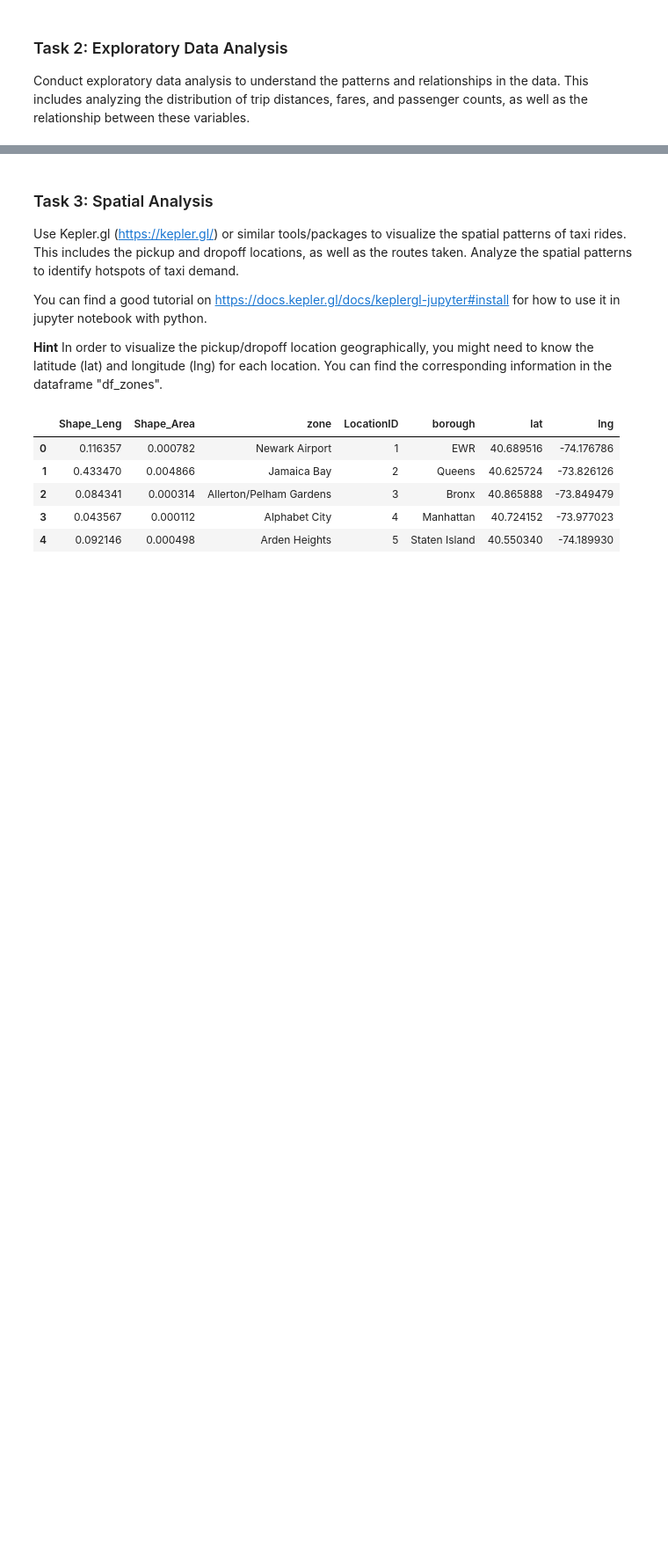
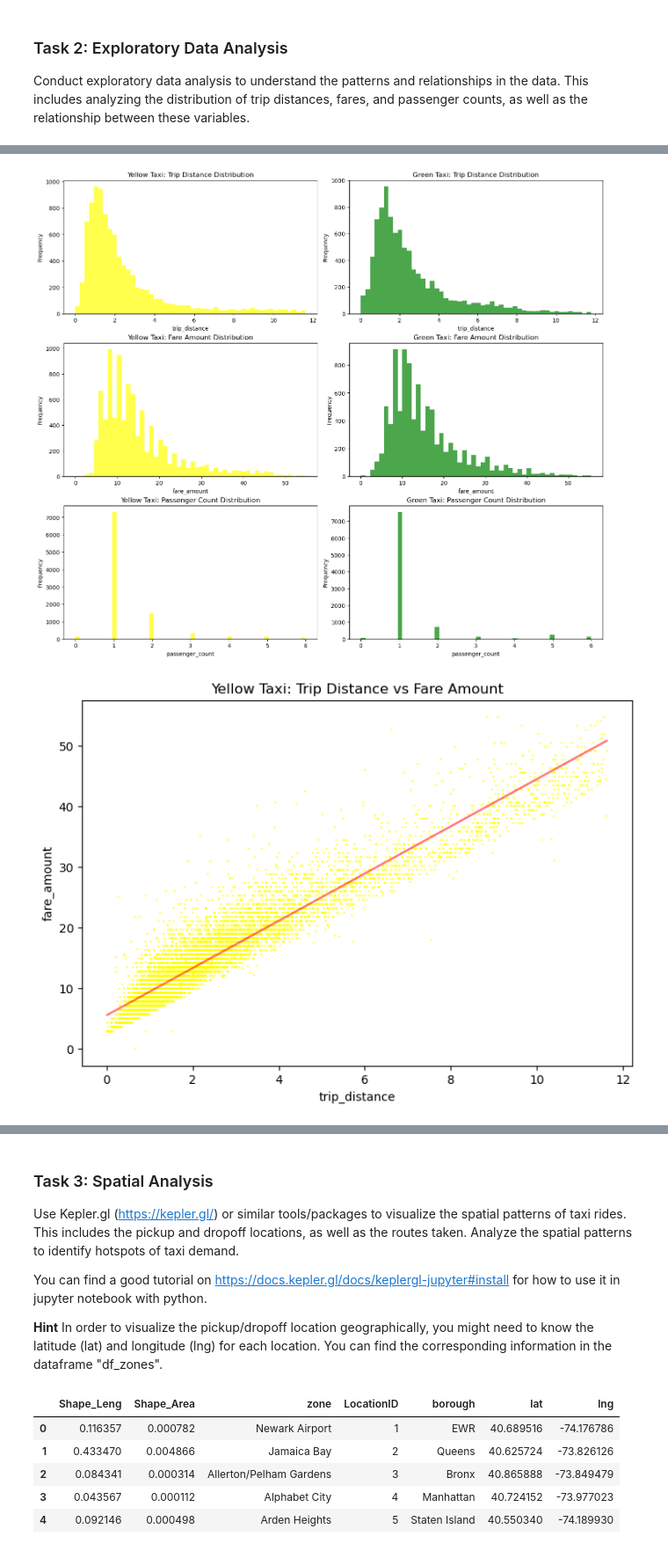
Before and after one commit to DenizIsikli/62444-DataVisualization-Analysis, a Jupyter notebook: 4_temporal_spatial_data_analysis.ipynb, the cells around one changed output, grey strips where cells are left out. Shown at 88% size. Drawn from its saved outputs; the diff is of its cells as text; code cells hidden in the pictures; blank space fills up the shorter version.

Commit message:
Almost done with task 2 visuals need finish and markdown report

```diff
--- a/4_temporal_spatial_data_analysis.ipynb
+++ b/4_temporal_spatial_data_analysis.ipynb
@@ -221,0 +90,80 @@ plt.show()
+# %%
+# Write your code
+import pandas as pd
+import numpy as np #used for scatter plot trend line
+import matplotlib.pyplot as plt
+
+# Remove records where trip_distance is 0
+df_yellow = df_yellow[df_yellow['trip_distance'] > 0]
+df_green = df_green[df_green['trip_distance'] > 0]
+
+# Remove negative fares from the datasets
+df_yellow = df_yellow[df_yellow['fare_amount'] >= 0]
+df_green = df_green[df_green['fare_amount'] >= 0]
+
+# Function to remove outliers based on the  Interquartile Range (IQR) method for a given column
+def remove_outliers(df, column):
+    Q1 = df[column].quantile(0.25)
+    Q3 = df[column].quantile(0.75)
+    IQR = Q3 - Q1
+    lower_bound = Q1 - 3.75 * IQR #3.75 was found to fit best for the entire dataset
+    upper_bound = Q3 + 3.75 * IQR #3.75 was found to fit best for the entire dataset
+    return df[(df[column] >= lower_bound) & (df[column] <= upper_bound)]
+
+# Function to display histograms for a given column
+def plot_histogram(df, column, color, title, ax):
+    ax.hist(df[column], bins=50, color=color, alpha=0.7)
+    ax.set_title(title)
+    ax.set_xlabel(column)
+    ax.set_ylabel('Frequency')
+
+# Function to create a scatter plot for two given columns
+def plot_scatter(df, x_column, y_column, color, title, ax):
+    ax.scatter(df[x_column], df[y_column], alpha=0.5, color=color, s=1)
+    # Trendline
+    z = np.polyfit(df[x_column], df[y_column], 1)
+    p = np.poly1d(z)
+    ax.plot(df[x_column], p(df[x_column]), color="red", alpha=0.5)  # Use a red line for the trendline
+
+    # Set title and labels
+    ax.set_title(title)
+    ax.set_xlabel(x_column)
+    ax.set_ylabel(y_column)
+
+# Clean the data for both yellow and green datasets
+df_yellow_clean = remove_outliers(df_yellow, 'trip_distance')
+df_yellow_clean = remove_outliers(df_yellow_clean, 'fare_amount')
+
+df_green_clean = remove_outliers(df_green, 'trip_distance')
+df_green_clean = remove_outliers(df_green_clean, 'fare_amount')
+
+# 1. Analyzing the Distribution
+fig, axes = plt.subplots(nrows=3, ncols=2, figsize=(14, 12), constrained_layout=True)
+plot_histogram(df_yellow_clean, 'trip_distance', 'yellow', 'Yellow Taxi: Trip Distance Distribution', axes[0, 0])
+plot_histogram(df_green_clean, 'trip_distance', 'green', 'Green Taxi: Trip Distance Distribution', axes[0, 1])
+plot_histogram(df_yellow_clean, 'fare_amount', 'yellow', 'Yellow Taxi: Fare Amount Distribution', axes[1, 0])
+plot_histogram(df_green_clean, 'fare_amount', 'green', 'Green Taxi: Fare Amount Distribution', axes[1, 1])
+
+# For passenger count, we do not remove outliers since it's a discrete variable and generally doesn't have significant outliers
+plot_histogram(df_yellow, 'passenger_count', 'yellow', 'Yellow Taxi: Passenger Count Distribution', axes[2, 0])
+plot_histogram(df_green, 'passenger_count', 'green', 'Green Taxi: Passenger Count Distribution', axes[2, 1])
+
+# 2. Analyzing Relationships
+fig, ax = plt.subplots(figsize=(7, 5), constrained_layout=True)
+plot_scatter(df_yellow_clean, 'trip_distance', 'fare_amount', 'yellow', 'Yellow Taxi: Trip Distance vs Fare Amount', ax)
+
+fig, ax = plt.subplots(figsize=(7, 5), constrained_layout=True)
+plot_scatter(df_green_clean, 'trip_distance', 'fare_amount', 'green', 'Green Taxi: Trip Distance vs Fare Amount', ax)
+
+# Show plots
+plt.show()
+
+# Calculating Correlation Coefficients
+print("Yellow Taxi: Correlation coefficient between trip distance and fare amount:")
+print(df_yellow_clean[['trip_distance', 'fare_amount']].corr().iloc[0, 1])
+
+print("\nGreen Taxi: Correlation coefficient between trip distance and fare amount:")
+print(df_green_clean[['trip_distance', 'fare_amount']].corr().iloc[0, 1])
+# %% [output]
+[figure, added]
+[figure, added]
```
Also changed, not shown: parts of 5 cells of this notebook.
